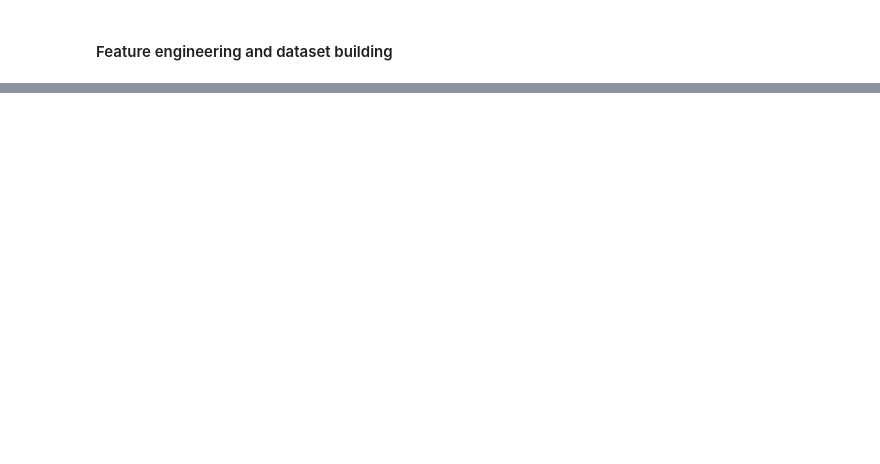
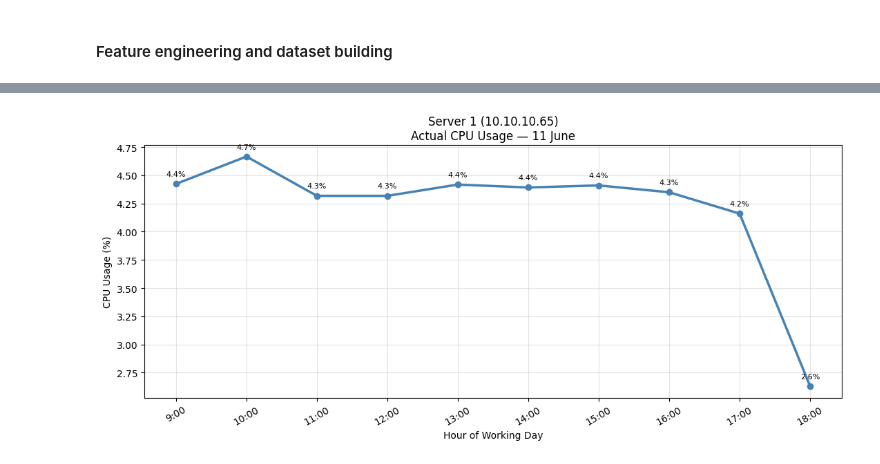
Before and after one commit to AvilashaGoswami1103/AI-Predictive-Maintenance, a Jupyter notebook: CPU/notebooks/working_hours.ipynb, the cells around one changed output, grey strips where cells are left out. Drawn from its saved outputs; the diff is of its cells as text; code cells hidden in the pictures; blank space fills up the shorter version.

```diff
--- a/CPU/notebooks/working_hours.ipynb
+++ b/CPU/notebooks/working_hours.ipynb
@@ -383,0 +512,81 @@ Hour
+# %%
+# =============================================================================
+# ACTUAL CPU Usage — 11 June (from new baseline dataset)
+# =============================================================================
+
+NEW_BASELINE_PATH = r"C:\Users\Avilasha\Desktop\CPU_Predictive_Maintenance\CPU\data\Processed\cpu_baseline_new.csv"
+
+actual_df = pd.read_csv(NEW_BASELINE_PATH)
+
+actual_df["ts"] = pd.to_datetime(actual_df["ts"], format="mixed", utc=True)
+actual_df["ts"] = actual_df["ts"].dt.tz_localize(None)
+
+TARGET_DATE = pd.Timestamp("2026-06-11").date()
+
+actual_hourly = (
+    actual_df
+    .set_index("ts")
+    .groupby("host_id")
+    .resample("1H")["cpu_usage_pct"]
+    .mean()
+    .reset_index()
+)
+
+actual_hourly["hour_of_day"] = actual_hourly["ts"].dt.hour
+
+actual_june11 = {}
+
+for sid in SERVER_IDS:
+
+    server = actual_hourly[
+        (actual_hourly.host_id == sid) &
+        (actual_hourly.ts.dt.date == TARGET_DATE) &
+        (actual_hourly.hour_of_day.isin(WORK_HOURS))
+    ].sort_values("hour_of_day")
+
+    cpu = []
+
+    for h in WORK_HOURS:
+        row = server[server.hour_of_day == h]
+        cpu.append(row.cpu_usage_pct.iloc[0] if not row.empty else np.nan)
+
+    actual_june11[sid] = np.array(cpu)
+
+    fig, ax = plt.subplots(figsize=(11,5))
+
+    ax.plot(
+        WORK_HOURS,
+        cpu,
+        marker="o",
+        linewidth=2.5,
+        color="steelblue"
+    )
+
+    ax.set_xticks(WORK_HOURS)
+    ax.set_xticklabels(HOUR_LABELS, rotation=30)
+
+    ax.set_xlabel("Hour of Working Day")
+    ax.set_ylabel("CPU Usage (%)")
+
+    ax.set_title(
+        f"Server {sid} ({server_info[sid]})\n"
+        "Actual CPU Usage — 11 June"
+    )
+
+    ax.grid(True, alpha=0.35)
+
+    for x,y in zip(WORK_HOURS,cpu):
+        if not np.isnan(y):
+            ax.annotate(
+                f"{y:.1f}%",
+                (x,y),
+                textcoords="offset points",
+                xytext=(0,8),
+                ha="center",
+                fontsize=8
+            )
+
+    plt.tight_layout()
+    plt.show()
+# %% [output]
+[figure, added]
```
Also changed, not shown: parts of 19 cells of this notebook.
